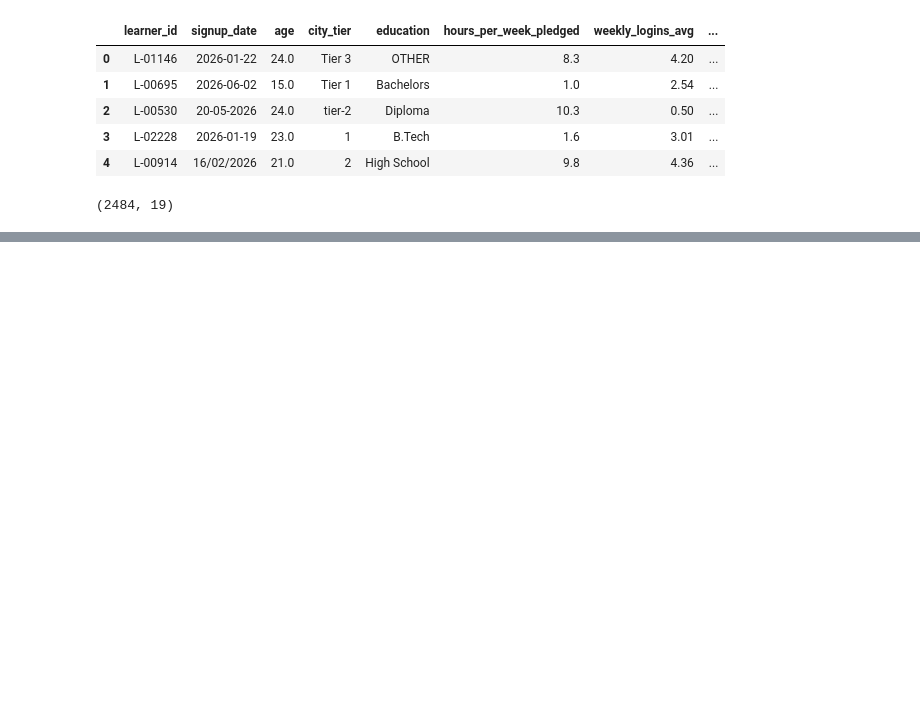
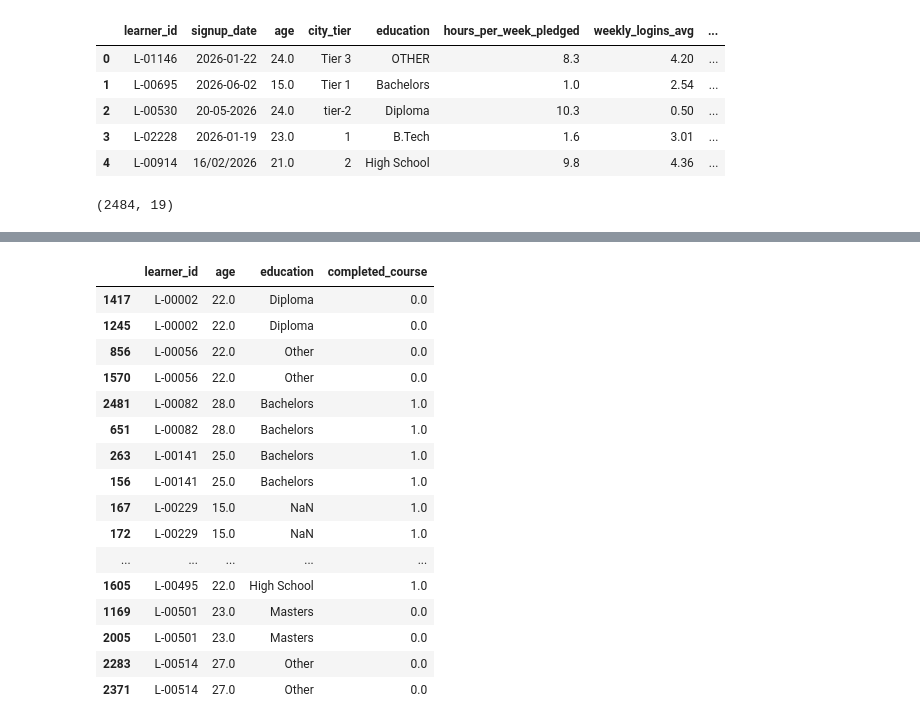
Before and after one commit to Prototype361/Course-completion-predictor, a Jupyter notebook: Notebooks/ML_Assignment.ipynb, the cells around one changed output, grey strips where cells are left out. Saved outputs shown, nothing was run; the diff lists cells and outputs as text; code cells hidden in the pictures; blank space fills up the shorter version.

```diff
--- a/Notebooks/ML_Assignment.ipynb
+++ b/Notebooks/ML_Assignment.ipynb
@@ -25,0 +298,22 @@ Index(['learner_id', 'signup_date', 'age', 'city_tier', 'education',
+# %%
+duplicate_ids = train_df[train_df["learner_id"].duplicated(keep=False)].sort_values("learner_id")
+
+duplicate_ids[["learner_id", "age", "education", "completed_course"]].head(30)
+# %% [output]
+|  | learner_id | age | education | completed_course |
+| 1417 | L-00002 | 22.0 | Diploma | 0.0 |
+| 1245 | L-00002 | 22.0 | Diploma | 0.0 |
+| 856 | L-00056 | 22.0 | Other | 0.0 |
+| 1570 | L-00056 | 22.0 | Other | 0.0 |
+| 2481 | L-00082 | 28.0 | Bachelors | 1.0 |
+| 651 | L-00082 | 28.0 | Bachelors | 1.0 |
+| 263 | L-00141 | 25.0 | Bachelors | 1.0 |
+| 156 | L-00141 | 25.0 | Bachelors | 1.0 |
+| 167 | L-00229 | 15.0 | NaN | 1.0 |
+| 172 | L-00229 | 15.0 | NaN | 1.0 |
+| ... | ... | ... | ... | ... |
+| 1605 | L-00495 | 22.0 | High School | 1.0 |
+| 1169 | L-00501 | 23.0 | Masters | 0.0 |
+| 2005 | L-00501 | 23.0 | Masters | 0.0 |
+| 2283 | L-00514 | 27.0 | Other | 0.0 |
+| 2371 | L-00514 | 27.0 | Other | 0.0 |
```
Also changed, not shown: parts of 37 cells of this notebook, 1 other file.
